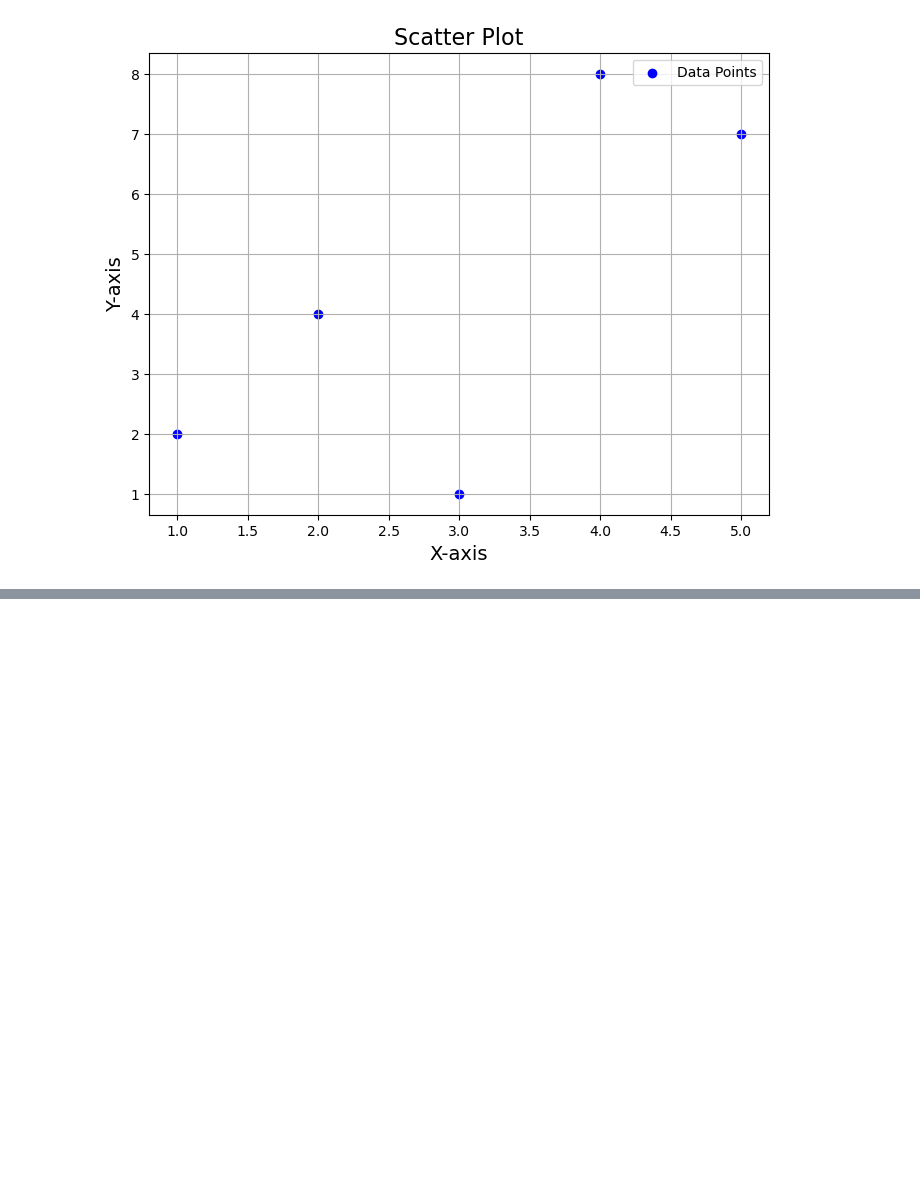
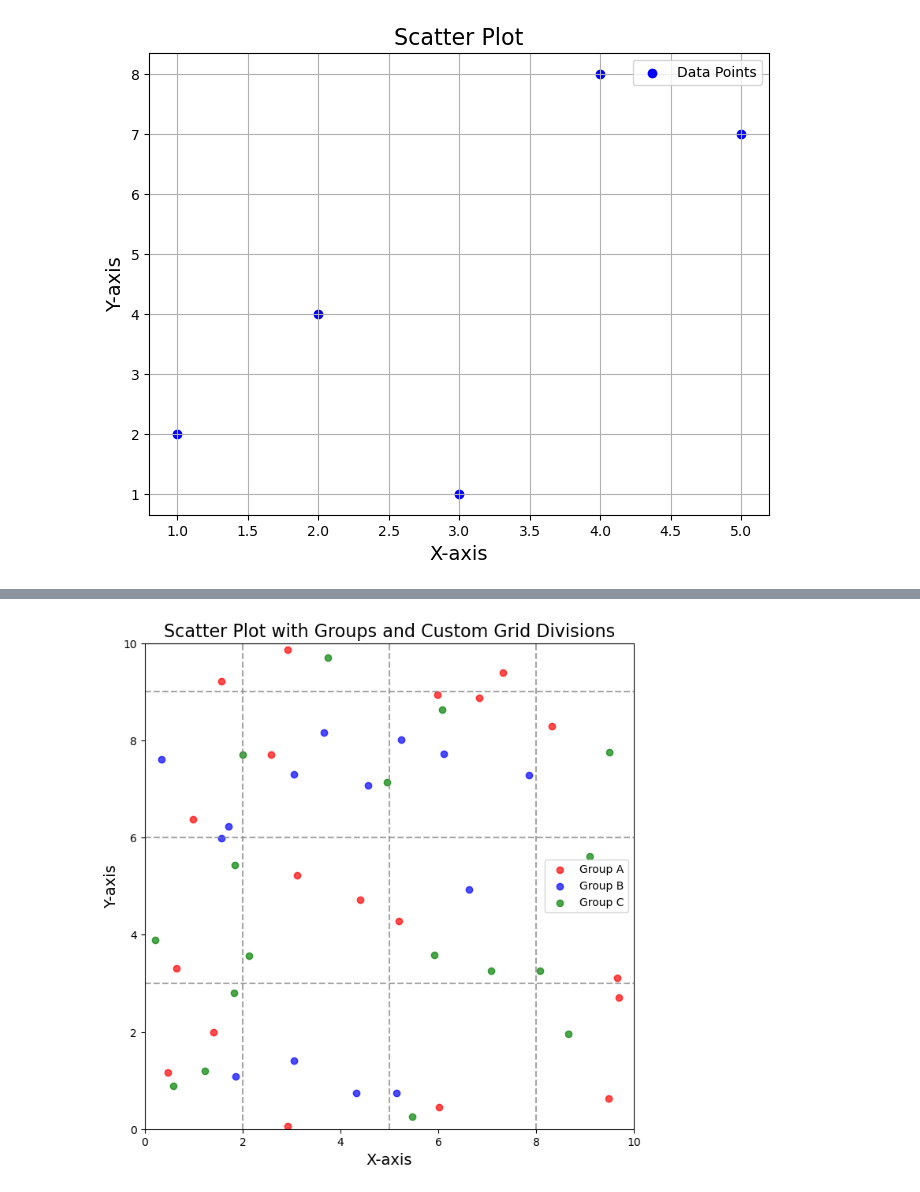
Before and after one commit to manman4/lang, a Jupyter notebook: python/matplotlib/散布図.ipynb, the cells around one changed output, grey strips where cells are left out. Drawn from its saved outputs; the diff is of its cells as text; code cells hidden in the pictures; blank space fills up the shorter version.

```diff
--- a/python/matplotlib/散布図.ipynb
+++ b/python/matplotlib/散布図.ipynb
@@ -99,0 +100,52 @@ plt.show()
+# %%
+import pandas as pd
+import matplotlib.pyplot as plt
+import numpy as np
+
+# サンプルデータ
+np.random.seed(42)
+data = {
+    'x': np.random.uniform(0, 10, 50),  # 0から10の範囲でランダムなx値
+    'y': np.random.uniform(0, 10, 50),  # 0から10の範囲でランダムなy値
+    'group': np.random.choice(['A', 'B', 'C'], 50)  # ランダムにグループを割り当て
+}
+df = pd.DataFrame(data)
+
+# 分割する区間（自由に設定可能）
+x_divisions = [2, 5, 8]  # x軸の区分
+y_divisions = [3, 6, 9]  # y軸の区分
+
+# 散布図の作成
+plt.figure(figsize=(8, 8))
+
+# グループごとに色を設定
+colors = {'A': 'red', 'B': 'blue', 'C': 'green'}
+
+for group, group_data in df.groupby('group'):
+    plt.scatter(group_data['x'], group_data['y'],
+                label=f'Group {group}',
+                color=colors[group],
+                alpha=0.7)
+
+# グリッド線を追加
+for x in x_divisions:
+    plt.axvline(x=x, color='gray', linestyle='--', alpha=0.7)  # 縦線（x軸の区分）
+for y in y_divisions:
+    plt.axhline(y=y, color='gray', linestyle='--', alpha=0.7)  # 横線（y軸の区分）
+
+# 軸範囲の設定（自動調整）
+plt.xlim(0, 10)  # x軸の範囲
+plt.ylim(0, 10)  # y軸の範囲
+
+# タイトルとラベル
+plt.title('Scatter Plot with Groups and Custom Grid Divisions', fontsize=16)
+plt.xlabel('X-axis', fontsize=14)
+plt.ylabel('Y-axis', fontsize=14)
+
+# 凡例
+plt.legend()
+
+# プロット表示
+plt.show()
+# %% [output]
+[figure, added]
```
Also changed, not shown: parts of 2 cells of this notebook.
